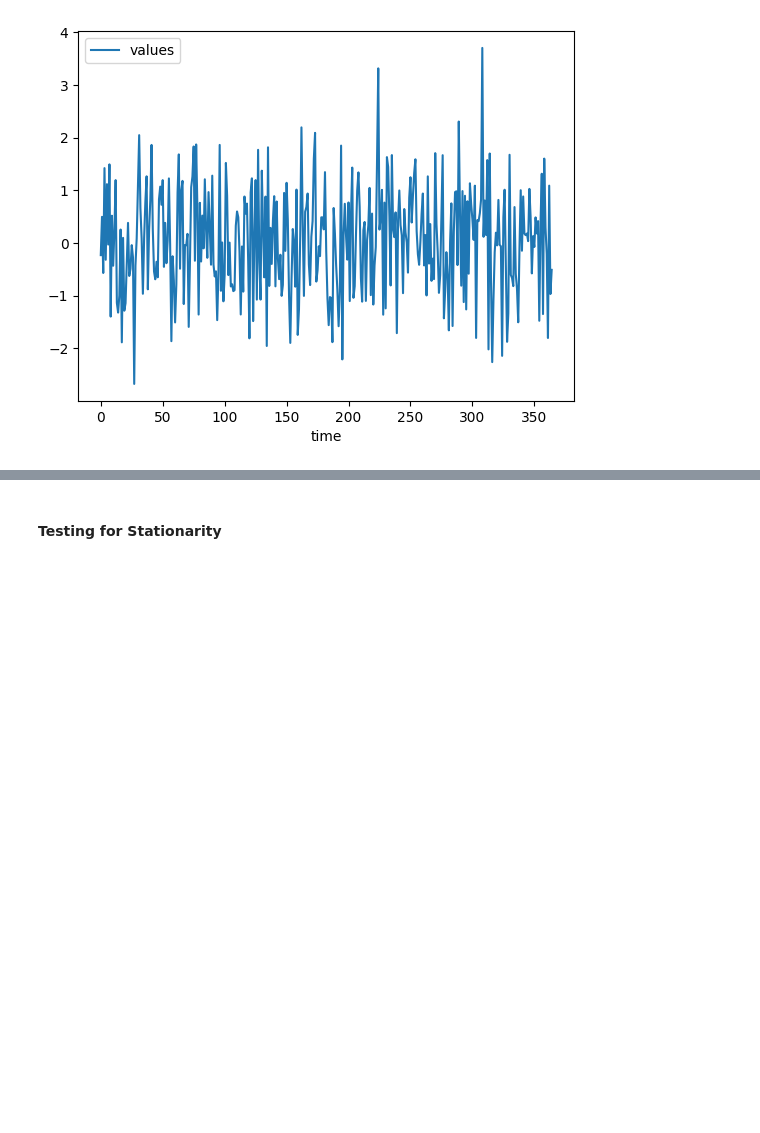
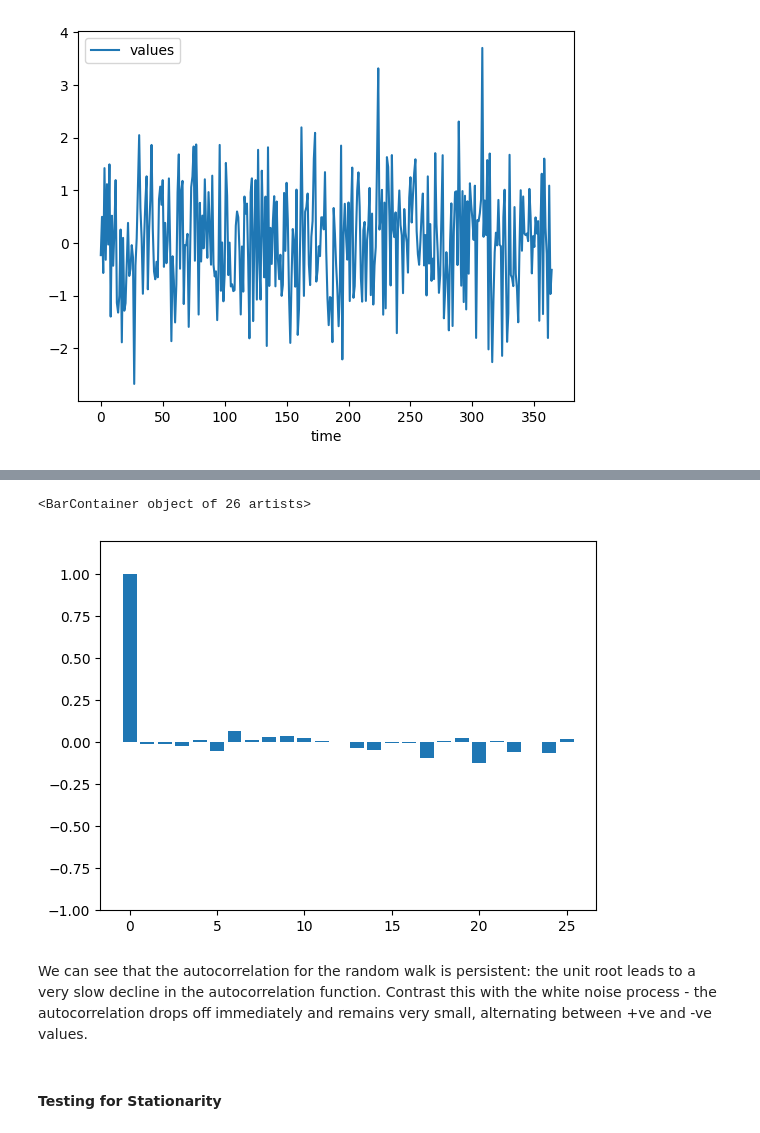
Before and after one commit to finlaymcalpine/ts-essentials, a Jupyter notebook: Chapter 0.2.ipynb, the cells around one changed output, grey strips where cells are left out. Drawn from its saved outputs; the diff is of its cells as text; code cells hidden in the pictures; blank space fills up the shorter version.

```diff
--- a/Chapter 0.2.ipynb
+++ b/Chapter 0.2.ipynb
@@ -48,3 +67,13 @@ $x_t = x_{t-1} + \epsilon_t$
+# %%
+autocorrelation2 = acf(df2["values"], nlags=25)
+x = np.arange(0, 26)
+plt.ylim(-1, 1.2)
+plt.bar(x, autocorrelation2)
+# %% [output]
+<BarContainer object of 26 artists>
+[figure, added]
+# %% [markdown]
+We can see that the autocorrelation for the random walk is persistent: the unit root leads to a very slow decline in the autocorrelation function. Contrast this with the white noise process - the autocorrelation drops off immediately and remains very small, alternating between +ve and -ve values.
 # %% [markdown]
 #### Testing for Stationarity
 # %% [markdown]
```
Also changed, not shown: parts of 15 cells of this notebook.
